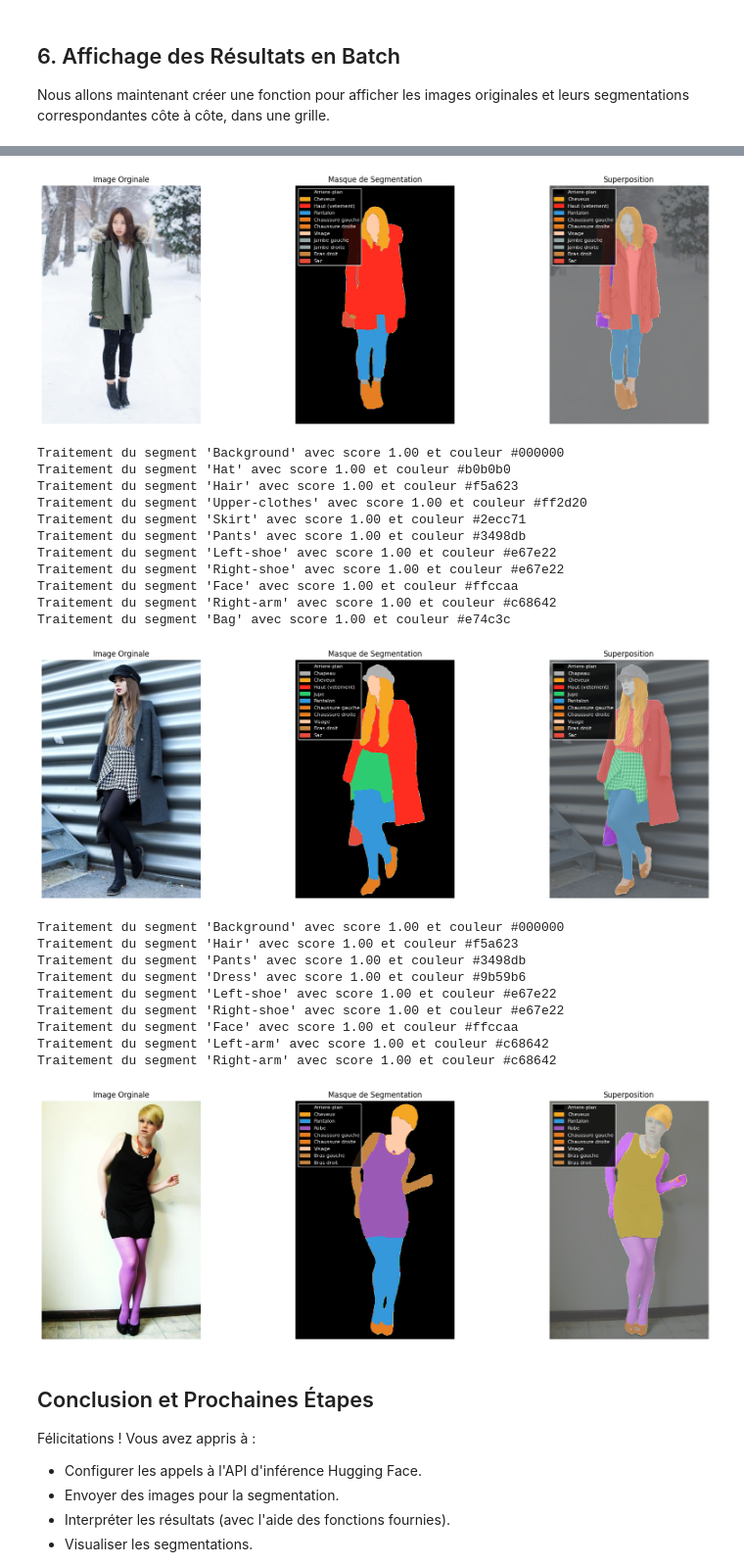
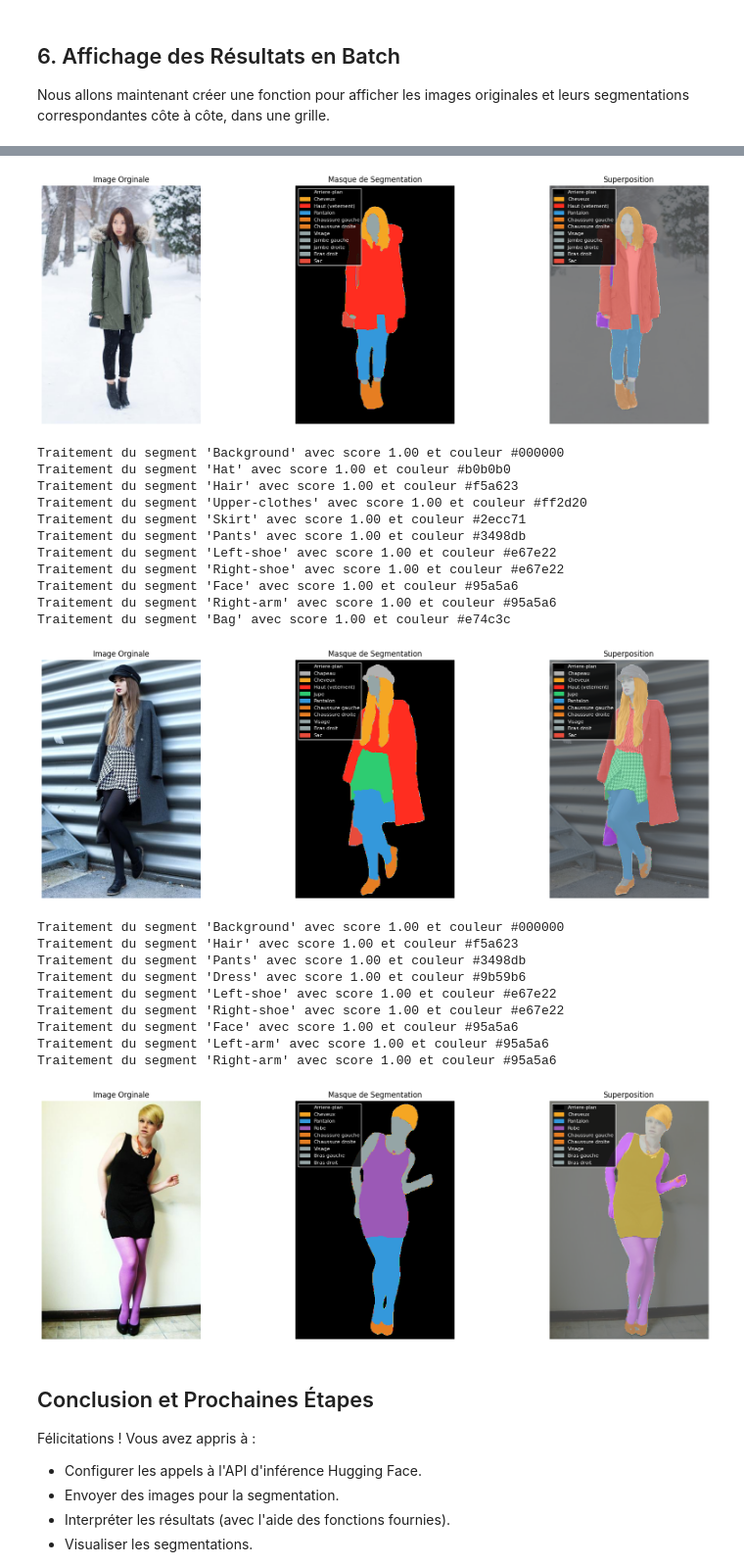
Before and after one commit to aurelienlozes/Exercice---Requetez-des-services-IA, a Jupyter notebook: huggingface_api_cloth_seg.ipynb, the cells around one changed output, grey strips where cells are left out. Shown at 98% size. Cells and saved outputs as stored; diff of their text form; code cells hidden in the pictures.

Commit message:
Meme couleur pour tout ce qui n'est pas un vetement

```diff
--- a/huggingface_api_cloth_seg.ipynb
+++ b/huggingface_api_cloth_seg.ipynb
@@ -408,11 +408,11 @@ SEGMENT_COLORS = [
     "#f1c40f",   # 8  Belt
     "#e67e22",   # 9  Left-shoe
     "#e67e22",   # 10 Right-shoe  (= Left-shoe)
-    "#ffccaa",   # 11 Face
+    "#95a5a6",   # 11 Face
     "#95a5a6",   # 12 Left-leg
     "#95a5a6",   # 13 Right-leg   (= Left-leg)
-    "#c68642",   # 14 Left-arm
-    "#c68642",   # 15 Right-arm   (= Left-arm)
+    "#95a5a6",   # 14 Left-arm
+    "#95a5a6",   # 15 Right-arm   (= Left-arm)
     "#e74c3c",   # 16 Bag
     "#a100ff",   # 17 Scarf
 ]
@@ -445,7 +445,7 @@ SEGMENT_LABELS_FR = {
     "Hat": "Chapeau",
     "Hair": "Cheveux",
     "Sunglasses": "Lunettes de soleil",
-    "Upper-clothes": "Haut (vetement)",
+    "Upper-clothes": "Haut (vêtement)",
     "Skirt": "Jupe",
     "Pants": "Pantalon",
     "Dress": "Robe",
@@ -576,27 +576,27 @@ Traitement du segment 'Right-arm' avec score 1.00 et couleur #c68642
 Traitement du segment 'Bag' avec score 1.00 et couleur #e74c3c
-[figure, old version]
+[figure, new version]
 Traitement du segment 'Background' avec score 1.00 et couleur #000000
 Traitement du segment 'Hat' avec score 1.00 et couleur #b0b0b0
 Traitement du segment 'Hair' avec score 1.00 et couleur #f5a623
 Traitement du segment 'Upper-clothes' avec score 1.00 et couleur #ff2d20
 Traitement du segment 'Skirt' avec score 1.00 et couleur #2ecc71
 Traitement du segment 'Pants' avec score 1.00 et couleur #3498db
 Traitement du segment 'Left-shoe' avec score 1.00 et couleur #e67e22
 Traitement du segment 'Right-shoe' avec score 1.00 et couleur #e67e22
-Traitement du segment 'Face' avec score 1.00 et couleur #ffccaa
-Traitement du segment 'Right-arm' avec score 1.00 et couleur #c68642
+Traitement du segment 'Face' avec score 1.00 et couleur #95a5a6
+Traitement du segment 'Right-arm' avec score 1.00 et couleur #95a5a6
 Traitement du segment 'Bag' avec score 1.00 et couleur #e74c3c
-[figure, old version]
+[figure, new version]
 Traitement du segment 'Background' avec score 1.00 et couleur #000000
 Traitement du segment 'Hair' avec score 1.00 et couleur #f5a623
 Traitement du segment 'Pants' avec score 1.00 et couleur #3498db
 Traitement du segment 'Dress' avec score 1.00 et couleur #9b59b6
 Traitement du segment 'Left-shoe' avec score 1.00 et couleur #e67e22
 Traitement du segment 'Right-shoe' avec score 1.00 et couleur #e67e22
-Traitement du segment 'Face' avec score 1.00 et couleur #ffccaa
-Traitement du segment 'Left-arm' avec score 1.00 et couleur #c68642
-Traitement du segment 'Right-arm' avec score 1.00 et couleur #c68642
+Traitement du segment 'Face' avec score 1.00 et couleur #95a5a6
+Traitement du segment 'Left-arm' avec score 1.00 et couleur #95a5a6
+Traitement du segment 'Right-arm' avec score 1.00 et couleur #95a5a6
-[figure, old version]
+[figure, new version]
 # %% [markdown]
 ## Conclusion et Prochaines Étapes
 
```
Also changed, not shown: parts of 1 cell of this notebook, 3 other files.
